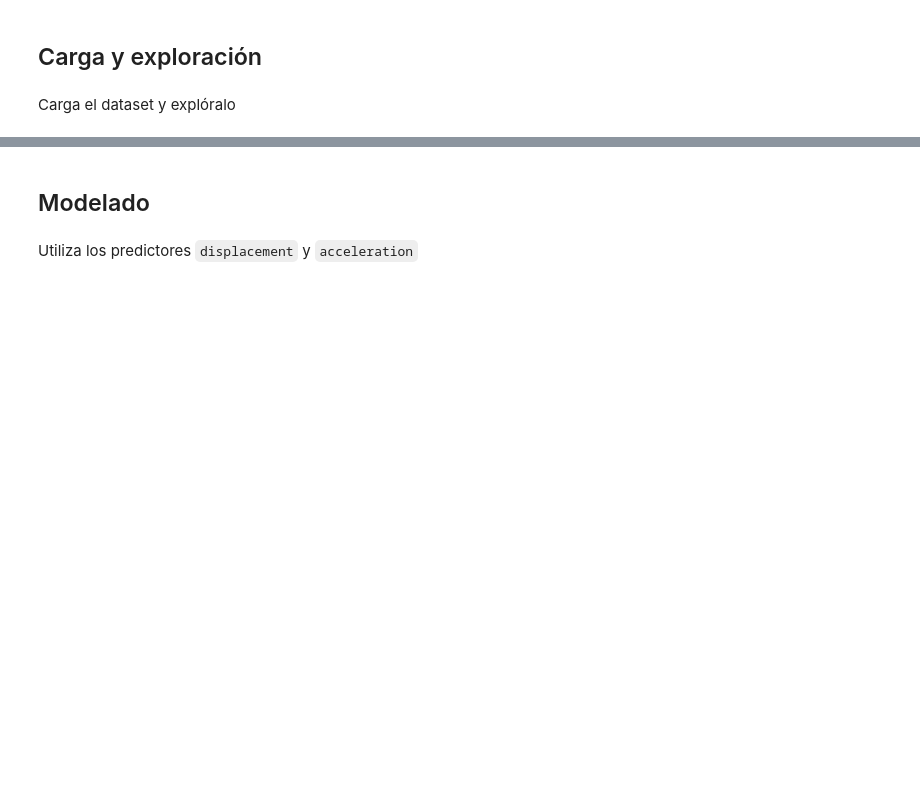
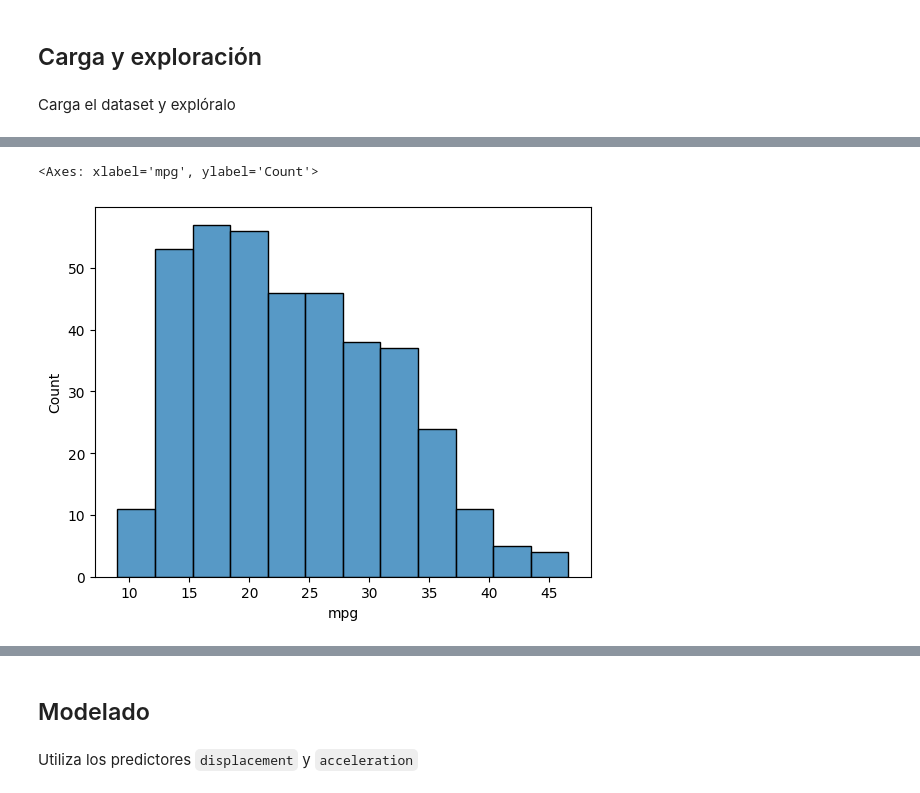
Before and after one commit to sheriffff/2025_master_big_data_machine_learning, a Jupyter notebook: 03.machine_learning_practice.ipynb, the cells around one changed output, grey strips where cells are left out. Drawn from its saved outputs; the diff is of its cells as text; code cells hidden in the pictures; blank space fills up the shorter version.

```diff
--- a/03.machine_learning_practice.ipynb
+++ b/03.machine_learning_practice.ipynb
@@ -15,0 +51,5 @@ Carga el dataset y explóralo
+# %%
+sns.histplot(df.mpg)
+# %% [output]
+<Axes: xlabel='mpg', ylabel='Count'>
+[figure, added]
```
Also changed, not shown: parts of 37 cells of this notebook, 1 other file.
